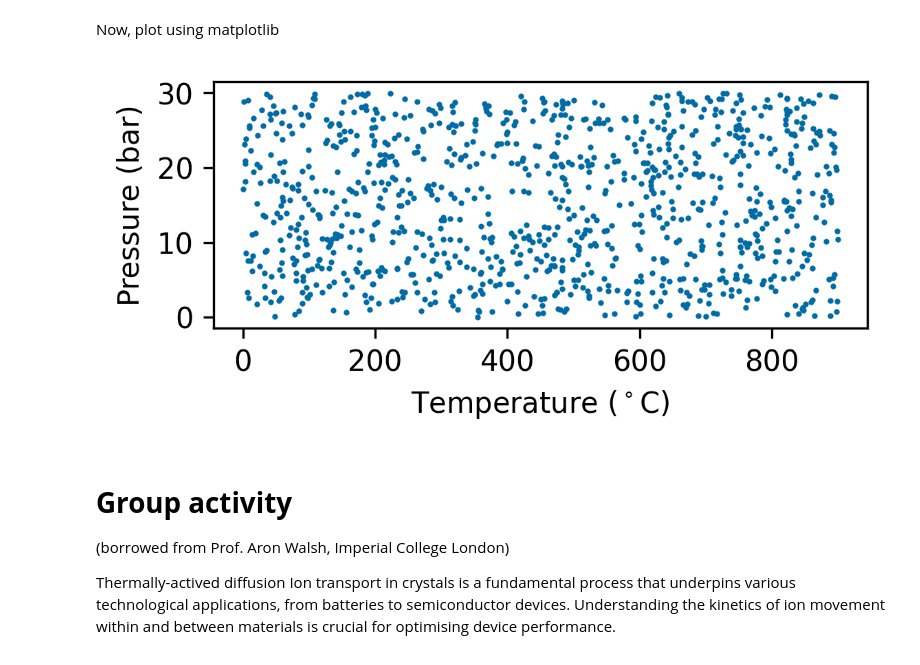
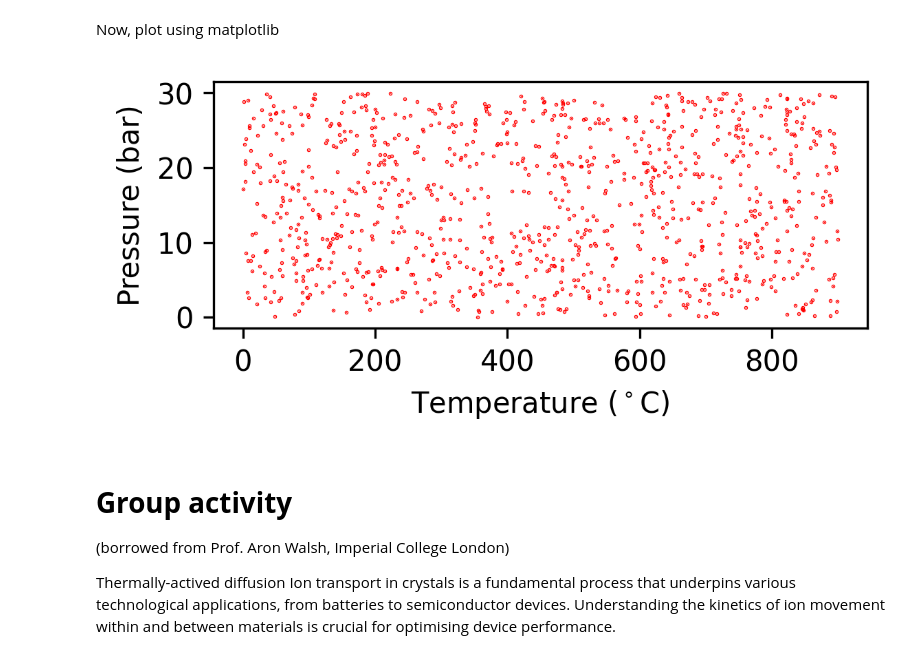
Before and after one commit to Bartel-Group/Su25-hsi-ml-solid-state-chem, a Jupyter notebook: modules/notebooks/lab2_intro-to-python.ipynb, the cells around one changed output. Cells and saved outputs as stored; diff of their text form; code cells hidden in the pictures.

```diff
--- a/modules/notebooks/lab2_intro-to-python.ipynb
+++ b/modules/notebooks/lab2_intro-to-python.ipynb
@@ -444,11 +456,11 @@ Now, plot using matplotlib
 # %%
 fig = plt.figure()
 ax = plt.subplot(111)
-ax = plt.scatter(Ts, Ps, s=1)
+ax = plt.scatter(Ts, Ps, s=0.1, color='red')
 ax = plt.xlabel('Temperature ($^\circ$C)')
 ax = plt.ylabel('Pressure (bar)')
 # %% [output]
-[figure, old version]
+[figure, new version]
 # %% [markdown]
 # **Group activity**
 (borrowed from Prof. Aron Walsh, Imperial College London)
```
Also changed, not shown: parts of 8 cells of this notebook, 2 other files.
